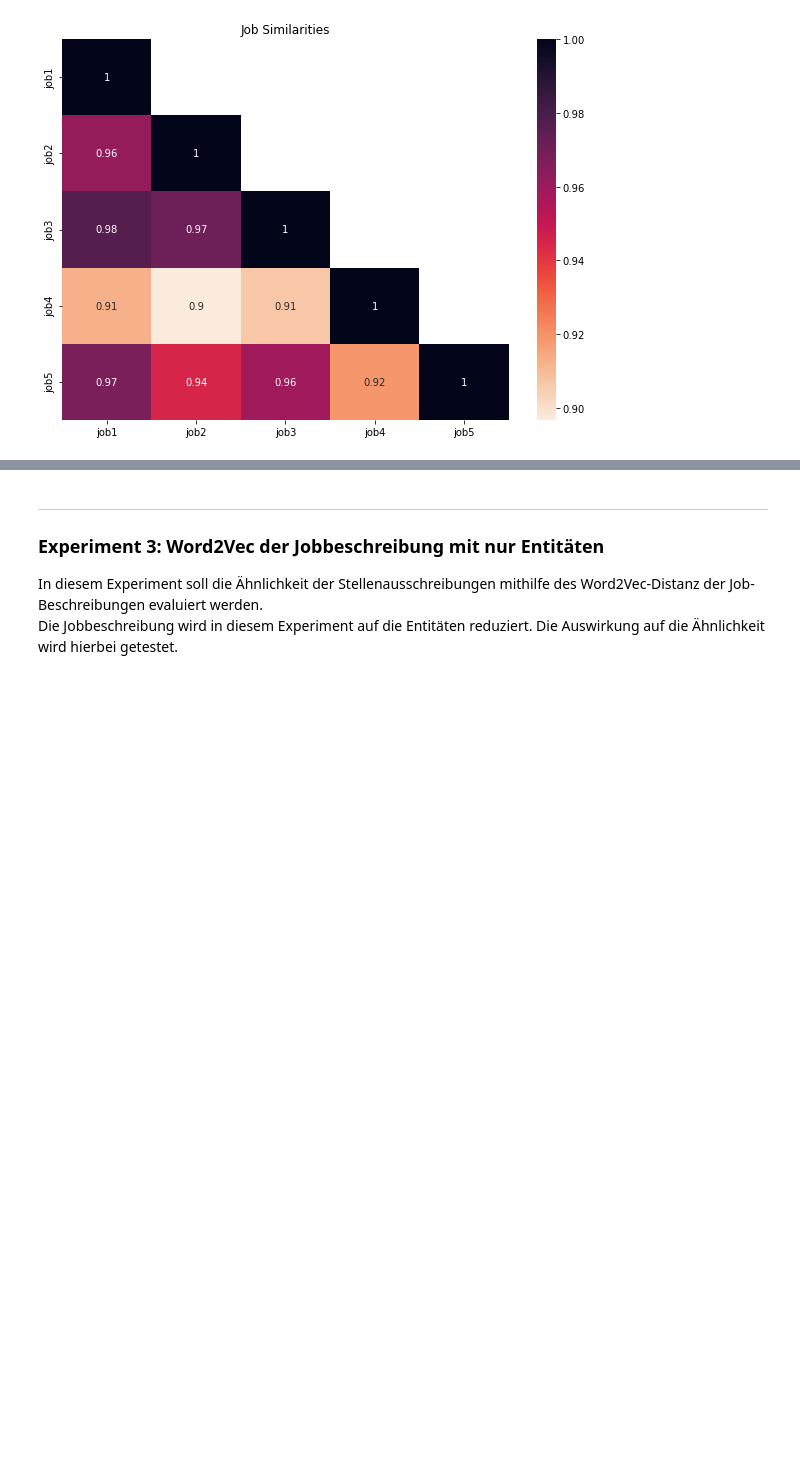
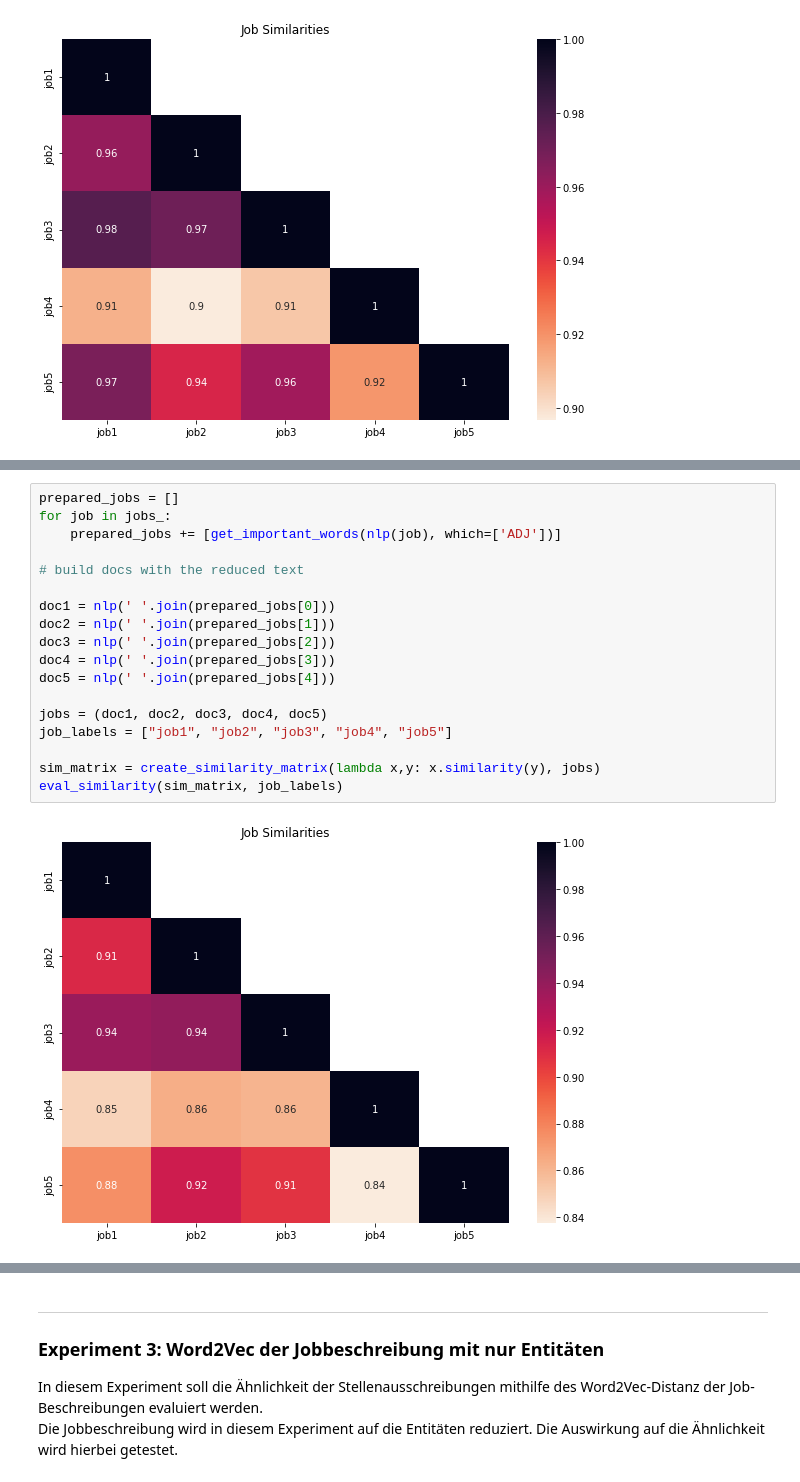
Before and after one commit to xXAI-botXx/Job-Posts-Similarity, a Jupyter notebook: Word2Vec-Ansatz/word2vec-job-posts-similarity.ipynb, the cells around one changed output, grey strips where cells are left out. Drawn from its saved outputs; the diff is of its cells as text; blank space fills up the shorter version.

```diff
--- a/Word2Vec-Ansatz/word2vec-job-posts-similarity.ipynb
+++ b/Word2Vec-Ansatz/word2vec-job-posts-similarity.ipynb
@@ -370,0 +412,20 @@ eval_similarity(sim_matrix, job_labels)
+# %%
+prepared_jobs = []
+for job in jobs_:
+    prepared_jobs += [get_important_words(nlp(job), which=['ADJ'])]
+
+# build docs with the reduced text
+
+doc1 = nlp(' '.join(prepared_jobs[0]))
+doc2 = nlp(' '.join(prepared_jobs[1]))
+doc3 = nlp(' '.join(prepared_jobs[2]))
+doc4 = nlp(' '.join(prepared_jobs[3]))
+doc5 = nlp(' '.join(prepared_jobs[4]))
+
+jobs = (doc1, doc2, doc3, doc4, doc5)
+job_labels = ["job1", "job2", "job3", "job4", "job5"]
+
+sim_matrix = create_similarity_matrix(lambda x,y: x.similarity(y), jobs)
+eval_similarity(sim_matrix, job_labels)
+# %% [output]
+[figure, added]
```
Also changed, not shown: parts of 23 cells of this notebook, 23 other files.
